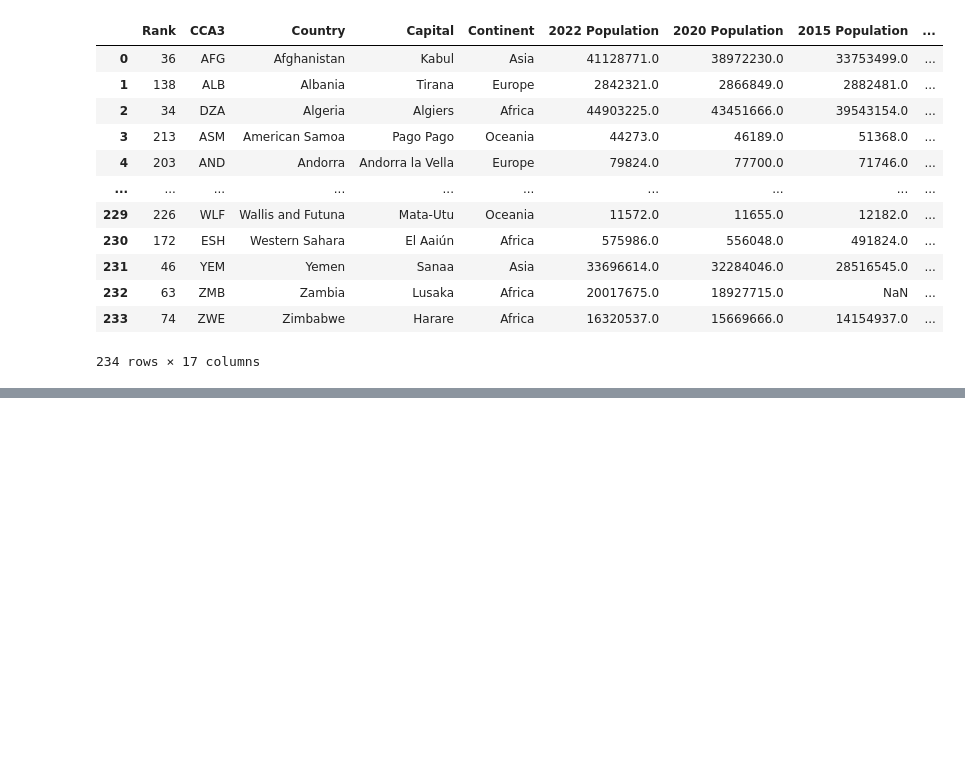
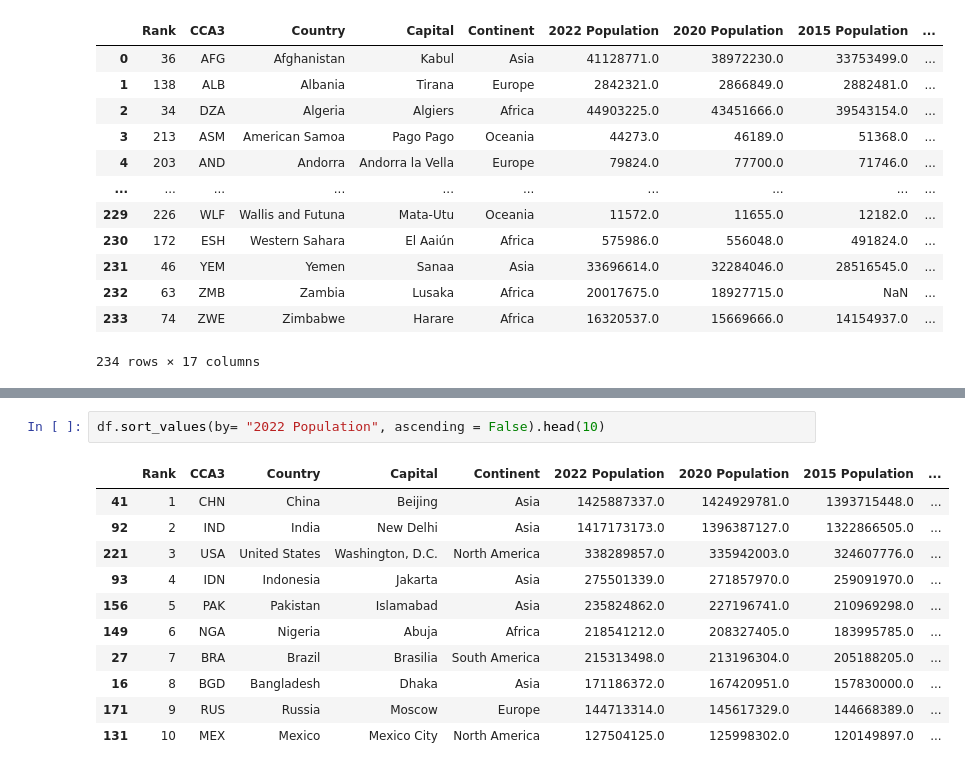
Before and after one commit to aayushshrestha783/data_analytics, a Jupyter notebook: explanatory_data_analysis_pandas.ipynb, the cells around one changed output, grey strips where cells are left out. Drawn from its saved outputs; the diff is of its cells as text; blank space fills up the shorter version.

```diff
--- a/explanatory_data_analysis_pandas.ipynb
+++ b/explanatory_data_analysis_pandas.ipynb
@@ -21,0 +115,14 @@ df
+# %%
+df.sort_values(by= "2022 Population", ascending = False).head(10)
+# %% [output]
+|  | Rank | CCA3 | Country | Capital | Continent | 2022 Population | 2020 Population | 2015 Population | ... |
+| 41 | 1 | CHN | China | Beijing | Asia | 1425887337.0 | 1424929781.0 | 1393715448.0 | ... |
+| 92 | 2 | IND | India | New Delhi | Asia | 1417173173.0 | 1396387127.0 | 1322866505.0 | ... |
+| 221 | 3 | USA | United States | Washington, D.C. | North America | 338289857.0 | 335942003.0 | 324607776.0 | ... |
+| 93 | 4 | IDN | Indonesia | Jakarta | Asia | 275501339.0 | 271857970.0 | 259091970.0 | ... |
+| 156 | 5 | PAK | Pakistan | Islamabad | Asia | 235824862.0 | 227196741.0 | 210969298.0 | ... |
+| 149 | 6 | NGA | Nigeria | Abuja | Africa | 218541212.0 | 208327405.0 | 183995785.0 | ... |
+| 27 | 7 | BRA | Brazil | Brasilia | South America | 215313498.0 | 213196304.0 | 205188205.0 | ... |
+| 16 | 8 | BGD | Bangladesh | Dhaka | Asia | 171186372.0 | 167420951.0 | 157830000.0 | ... |
+| 171 | 9 | RUS | Russia | Moscow | Europe | 144713314.0 | 145617329.0 | 144668389.0 | ... |
+| 131 | 10 | MEX | Mexico | Mexico City | North America | 127504125.0 | 125998302.0 | 120149897.0 | ... |
```
Also changed, not shown: parts of 14 cells of this notebook.
